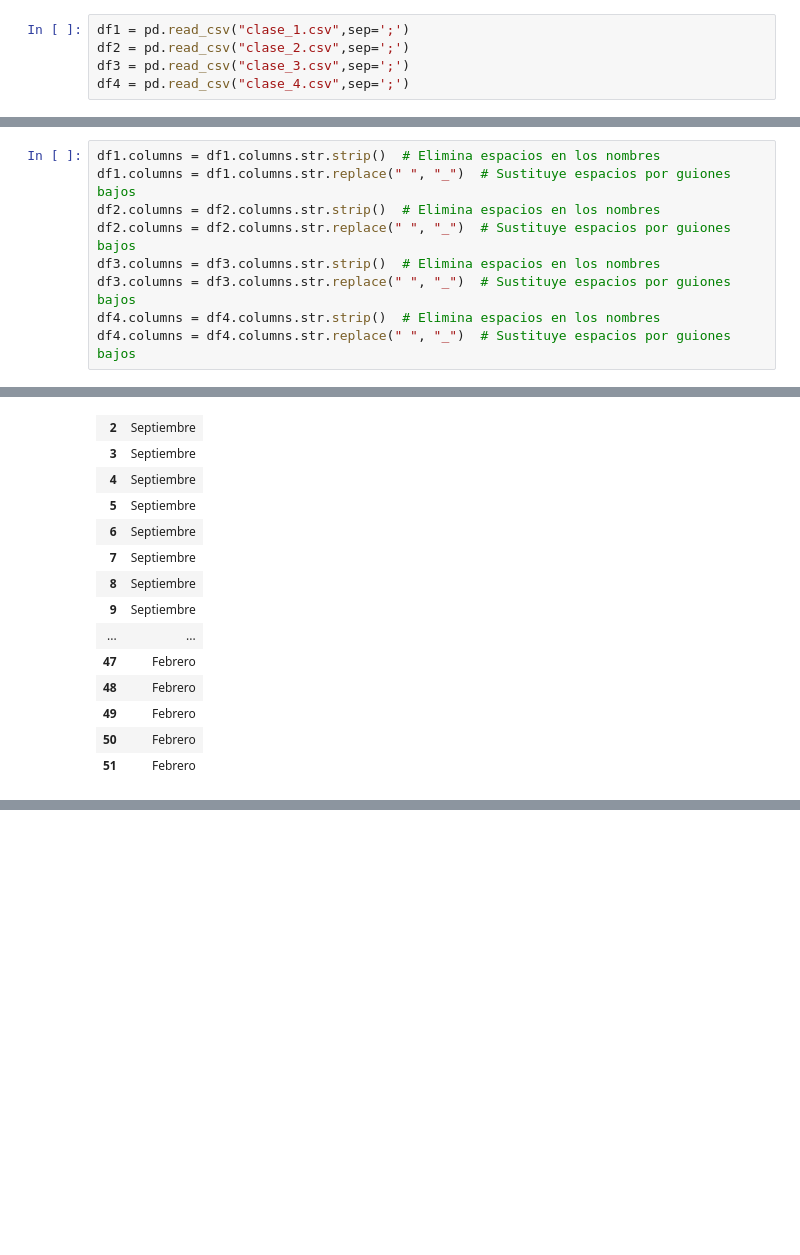
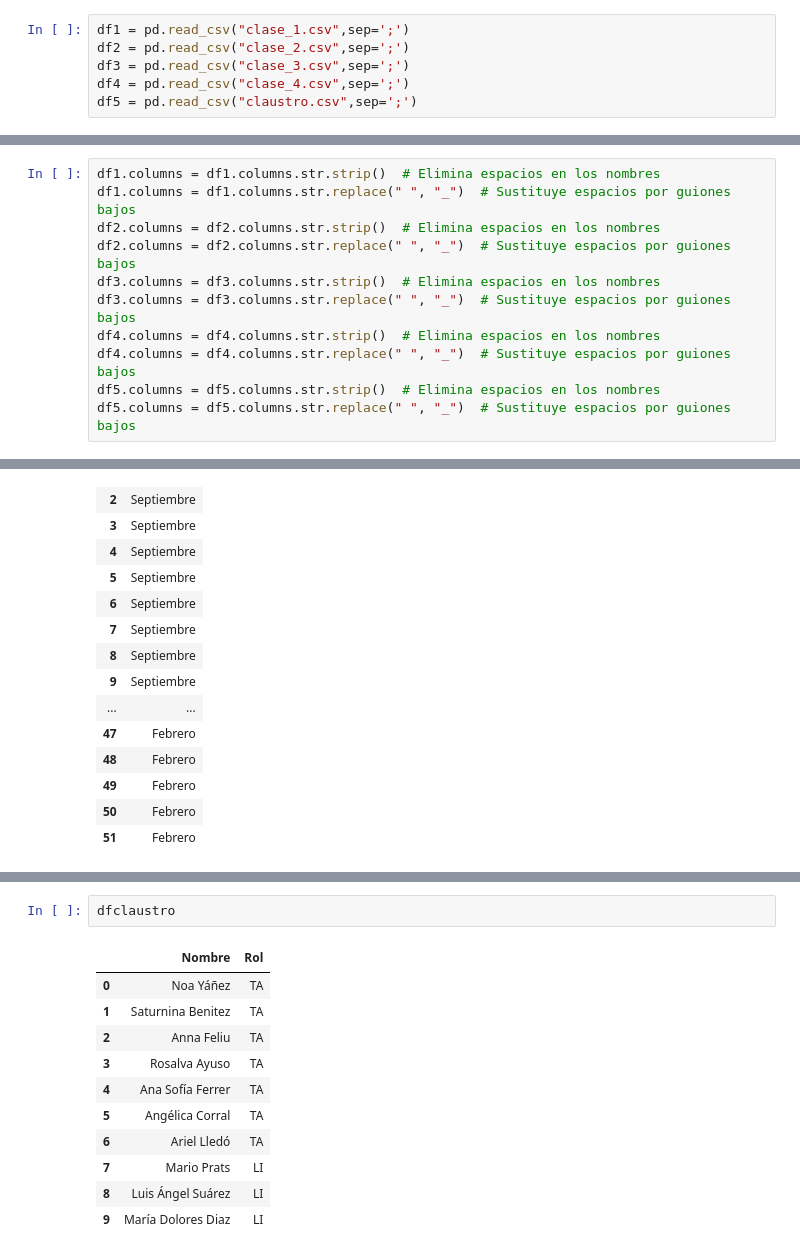
Before and after one commit to yoai13/BBDD_alumni, a Jupyter notebook: data/Proyecto_BBDD.ipynb, the cells around one changed output, grey strips where cells are left out. Drawn from its saved outputs; the diff is of its cells as text; blank space fills up the shorter version.

```diff
--- a/data/Proyecto_BBDD.ipynb
+++ b/data/Proyecto_BBDD.ipynb
@@ -7,6 +7,7 @@ df1 = pd.read_csv("clase_1.csv",sep=';')
 df2 = pd.read_csv("clase_2.csv",sep=';')
 df3 = pd.read_csv("clase_3.csv",sep=';')
 df4 = pd.read_csv("clase_4.csv",sep=';')
+df5 = pd.read_csv("claustro.csv",sep=';')
 # %%
 df1.head()
 # %% [output]
@@ -25,4 +26,6 @@ df3.columns = df3.columns.str.strip()  # Elimina espacios en los nombres
 df3.columns = df3.columns.str.replace(" ", "_")  # Sustituye espacios por guiones bajos
 df4.columns = df4.columns.str.strip()  # Elimina espacios en los nombres
 df4.columns = df4.columns.str.replace(" ", "_")  # Sustituye espacios por guiones bajos
+df5.columns = df5.columns.str.strip()  # Elimina espacios en los nombres
+df5.columns = df5.columns.str.replace(" ", "_")  # Sustituye espacios por guiones bajos
 # %%
@@ -106,0 +168,14 @@ dfpromocion
+# %%
+dfclaustro
+# %% [output]
+|  | Nombre | Rol |
+| 0 | Noa Yáñez | TA |
+| 1 | Saturnina Benitez | TA |
+| 2 | Anna Feliu | TA |
+| 3 | Rosalva Ayuso | TA |
+| 4 | Ana Sofía Ferrer | TA |
+| 5 | Angélica Corral | TA |
+| 6 | Ariel Lledó | TA |
+| 7 | Mario Prats | LI |
+| 8 | Luis Ángel Suárez | LI |
+| 9 | María Dolores Diaz | LI |
```
Also changed, not shown: parts of 5 cells of this notebook.
